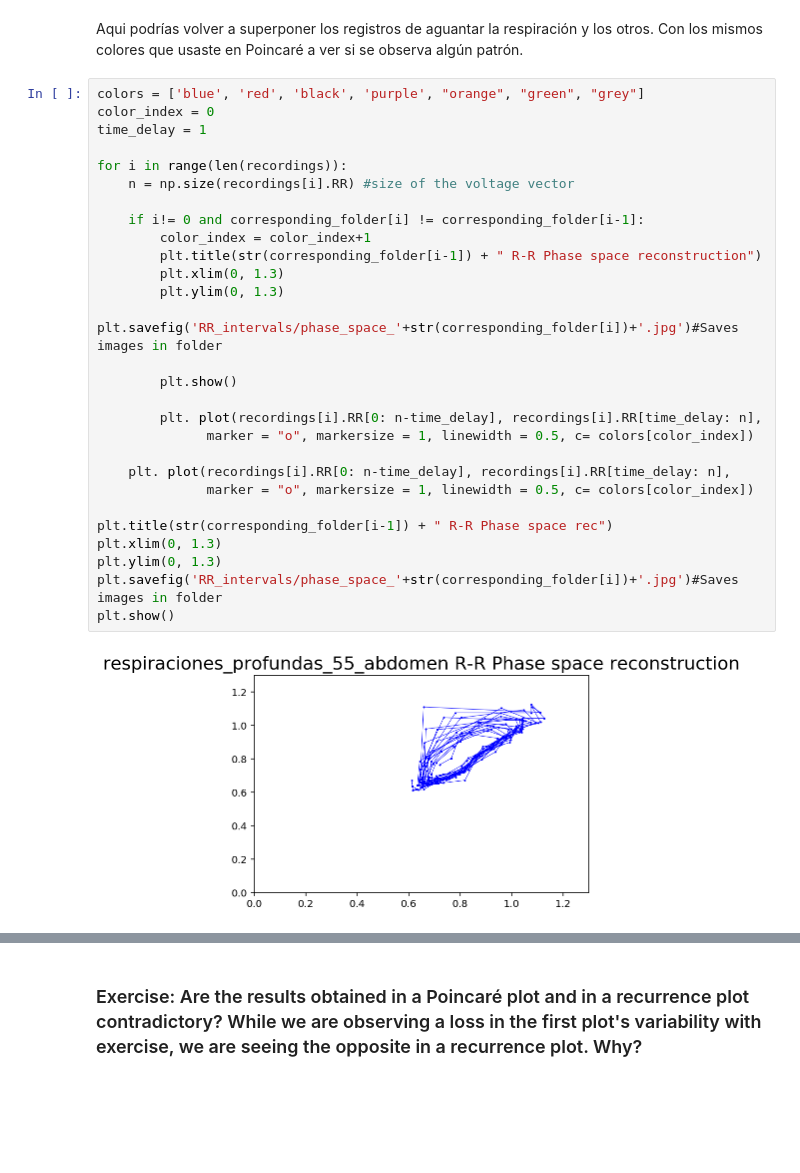
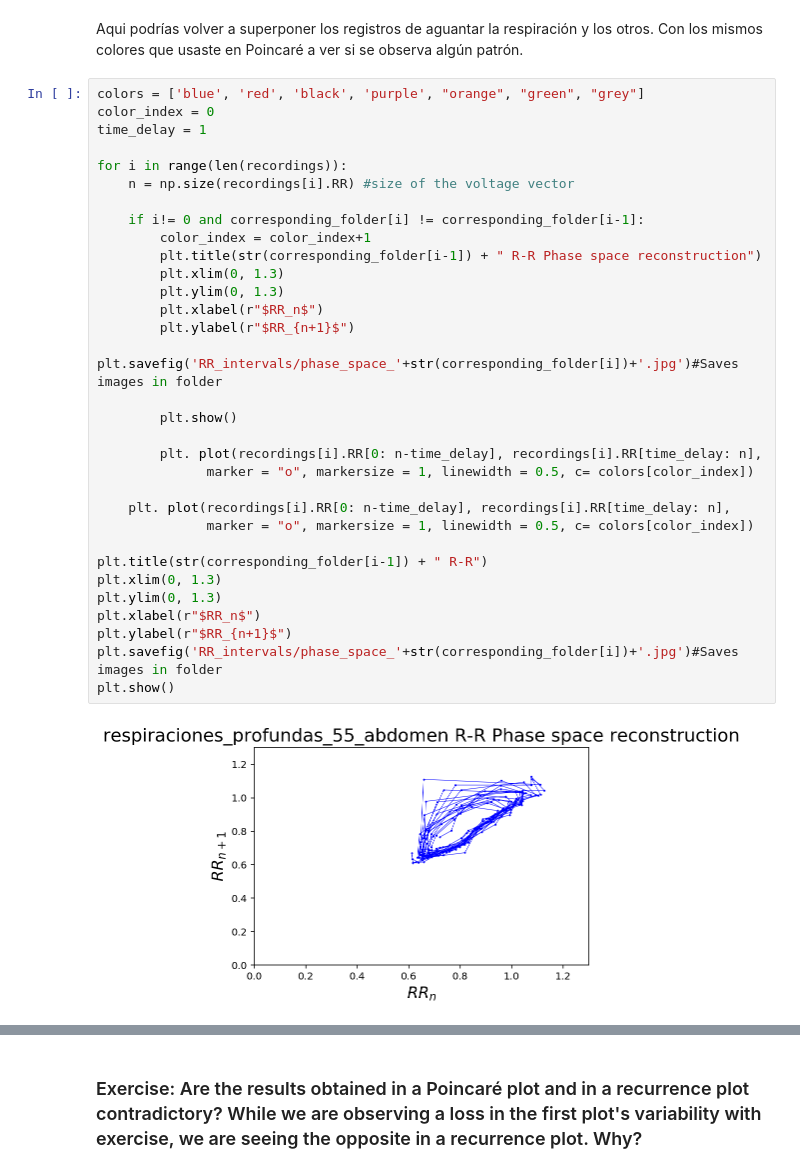
Before and after one commit to DanidelRio/electrocardiogram_analysis, a Jupyter notebook: R-R_intervals_phase_space_reconstruction_and_recurrence_plot.ipynb, the cells around one changed output, grey strips where cells are left out. Drawn from its saved outputs; the diff is of its cells as text; blank space fills up the shorter version.

Commit message:
Saves images with legend

```diff
--- a/R-R_intervals_phase_space_reconstruction_and_recurrence_plot.ipynb
+++ b/R-R_intervals_phase_space_reconstruction_and_recurrence_plot.ipynb
@@ -246,30 +246,34 @@ Aqui podrías volver a superponer los registros de aguantar la respiración y lo
 # %%
 colors = ['blue', 'red', 'black', 'purple', "orange", "green", "grey"]
 color_index = 0
 time_delay = 1
 
 for i in range(len(recordings)):
     n = np.size(recordings[i].RR) #size of the voltage vector
 
     if i!= 0 and corresponding_folder[i] != corresponding_folder[i-1]:
         color_index = color_index+1
         plt.title(str(corresponding_folder[i-1]) + " R-R Phase space reconstruction")
         plt.xlim(0, 1.3)
         plt.ylim(0, 1.3)
+        plt.xlabel(r"$RR_n$")
+        plt.ylabel(r"$RR_{n+1}$")
         plt.savefig('RR_intervals/phase_space_'+str(corresponding_folder[i])+'.jpg')#Saves images in folder
 
         plt.show()
 
         plt. plot(recordings[i].RR[0: n-time_delay], recordings[i].RR[time_delay: n],
               marker = "o", markersize = 1, linewidth = 0.5, c= colors[color_index])
 
     plt. plot(recordings[i].RR[0: n-time_delay], recordings[i].RR[time_delay: n],
               marker = "o", markersize = 1, linewidth = 0.5, c= colors[color_index])
 
-plt.title(str(corresponding_folder[i-1]) + " R-R Phase space rec")
+plt.title(str(corresponding_folder[i-1]) + " R-R")
 plt.xlim(0, 1.3)
 plt.ylim(0, 1.3)
+plt.xlabel(r"$RR_n$")
+plt.ylabel(r"$RR_{n+1}$")
 plt.savefig('RR_intervals/phase_space_'+str(corresponding_folder[i])+'.jpg')#Saves images in folder
 plt.show()
 # %% [output]
-[figure, old version]
+[figure, new version]
```
Also changed, not shown: parts of 3 cells of this notebook.
